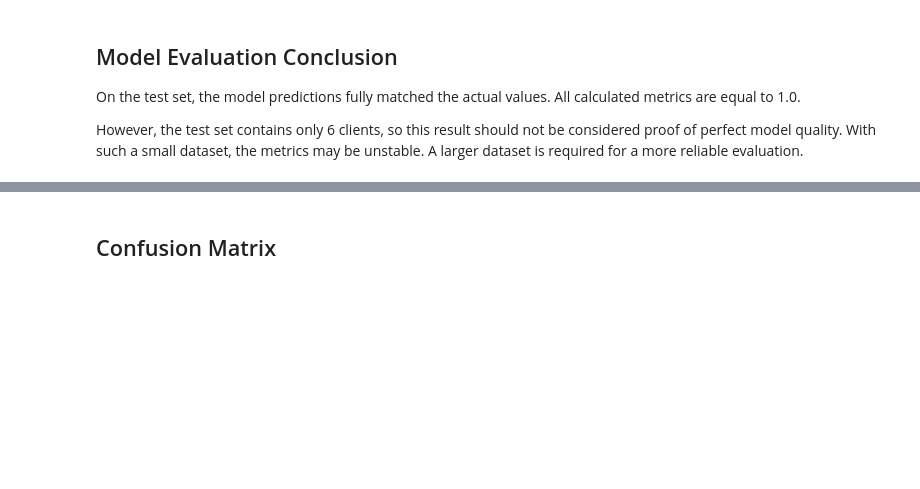
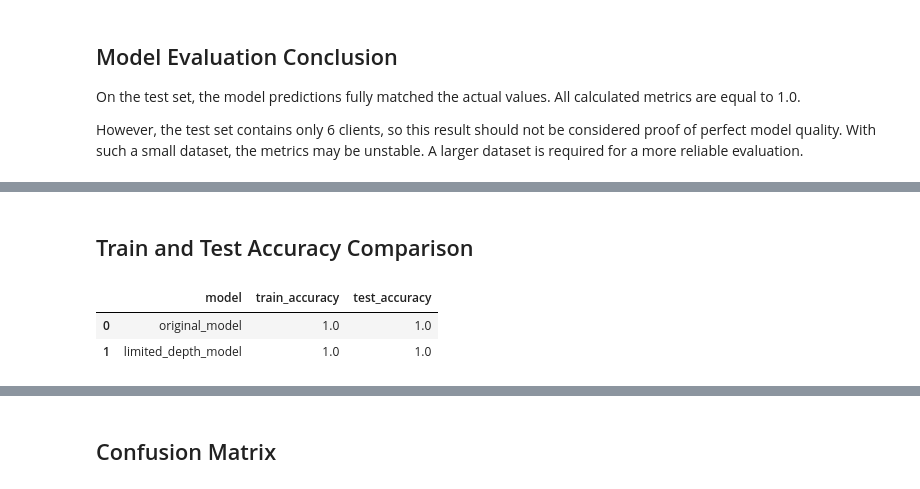
Before and after one commit to timur-rimsky/high-value-client-prediction, a Jupyter notebook: high_value_client_prediction.ipynb, the cells around one changed output, grey strips where cells are left out. Cells and saved outputs as stored; diff of their text form; code cells hidden in the pictures; blank space fills up the shorter version.

```diff
--- a/high_value_client_prediction.ipynb
+++ b/high_value_client_prediction.ipynb
@@ -275,0 +328,23 @@ However, the test set contains only 6 clients, so this result should not be cons
+# %% [markdown]
+## Train and Test Accuracy Comparison
+# %%
+accuracy_comparison = pd.DataFrame({
+  "model": [
+    "original_model",
+    "limited_depth_model"
+  ],
+  "train_accuracy": [
+    model.score(X_train, y_train),
+    limited_model.score(X_train, y_train)
+  ],
+  "test_accuracy": [
+    model.score(X_test, y_test),
+    limited_model.score(X_test, y_test)
+  ]
+})
+
+accuracy_comparison
+# %% [output]
+|  | model | train_accuracy | test_accuracy |
+| 0 | original_model | 1.0 | 1.0 |
+| 1 | limited_depth_model | 1.0 | 1.0 |
```
Also changed, not shown: parts of 16 cells of this notebook.
